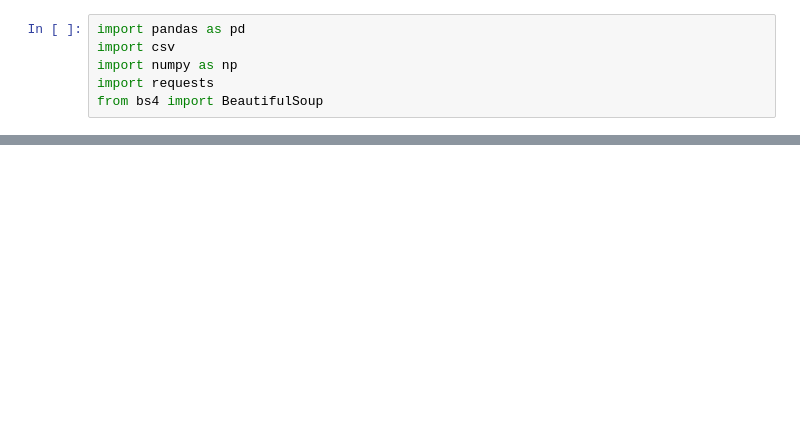
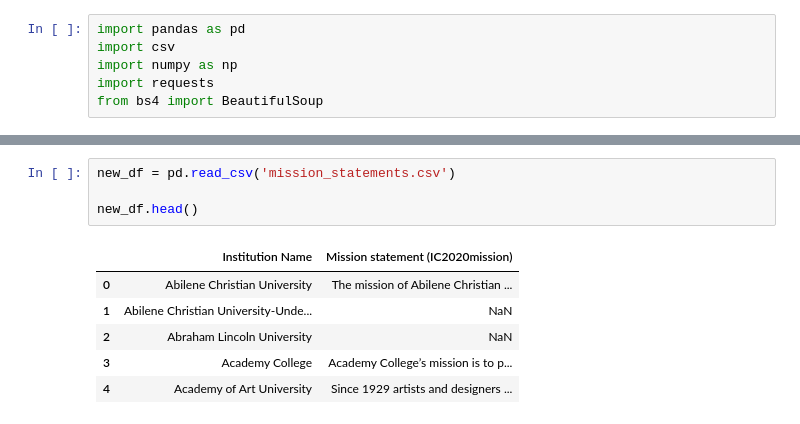
Before and after one commit to p-ai-org/p-colleges, a Jupyter notebook: Brian/Mission Statement/mission_statement_scraper.ipynb, the cells around one changed output, grey strips where cells are left out. Saved outputs shown, nothing was run; the diff lists cells and outputs as text; blank space fills up the shorter version.

```diff
--- a/Brian/Mission Statement/mission_statement_scraper.ipynb
+++ b/Brian/Mission Statement/mission_statement_scraper.ipynb
@@ -110,0 +191,11 @@ too many damn requests
+# %%
+new_df = pd.read_csv('mission_statements.csv')
+
+new_df.head()
+# %% [output]
+|  | Institution Name | Mission statement (IC2020mission) |
+| 0 | Abilene Christian University | The mission of Abilene Christian ... |
+| 1 | Abilene Christian University-Unde... | NaN |
+| 2 | Abraham Lincoln University | NaN |
+| 3 | Academy College | Academy College’s mission is to p... |
+| 4 | Academy of Art University | Since 1929 artists and designers ... |
```
Also changed, not shown: parts of 4 cells of this notebook, 8 other files.
